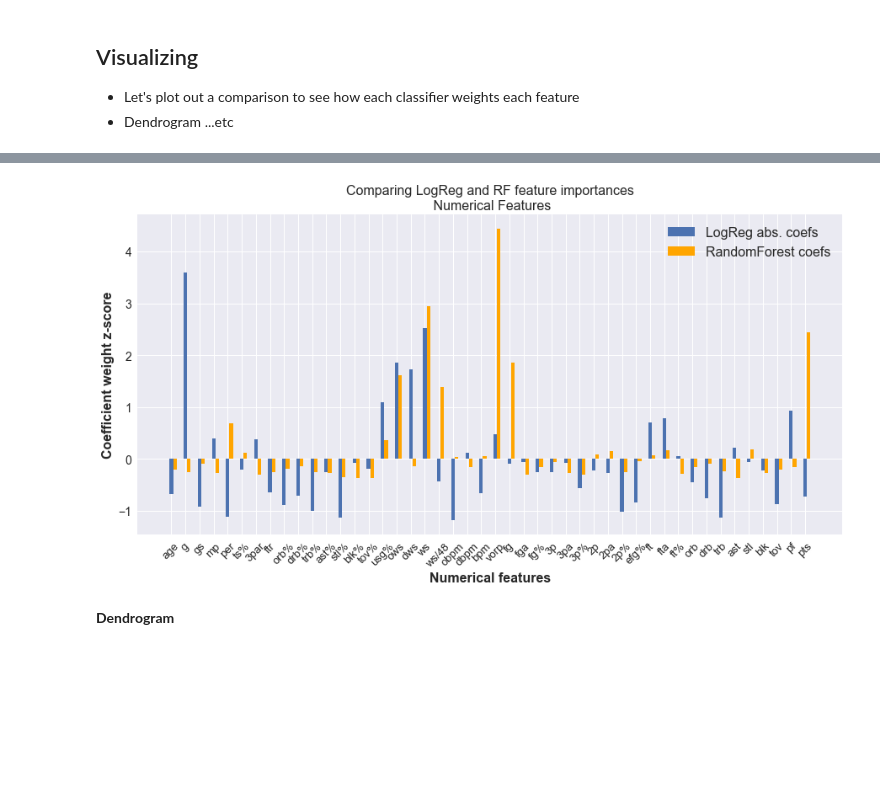
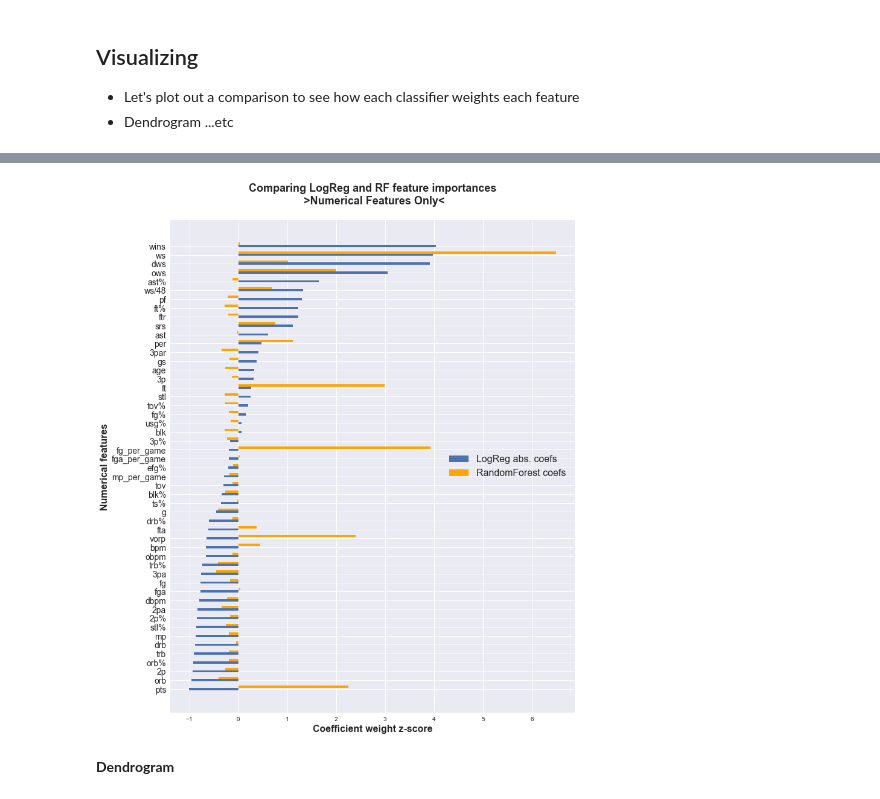
Before and after one commit to jquella/DSI_capstone, a Jupyter notebook: model_v2.ipynb, the cells around one changed output, grey strips where cells are left out. Drawn from its saved outputs; the diff is of its cells as text; code cells hidden in the pictures; blank space fills up the shorter version.

```diff
--- a/model_v2.ipynb
+++ b/model_v2.ipynb
@@ -99,0 +107,10 @@ merged[(merged['year'] == 2000) & merged['target']==1]
+# %%
+## Set columns needed for per game
+pergame_cols = ['mp', 'fg', 'fga', '2p', '2pa', 'ft', 'fta', 'orb', 'drb',
+                'trb','ast', 'stl', 'blk', 'tov', 'pf', 'pts']
+
+for i in pergame_cols:
+    colname = i + '_per_game'
+    merged[colname] = merged[i] / merged['g']
+
+merged.head()
@@ -347,4 +354,8 @@ cat_cols = list(X_train.columns[47:])
 # %%
+num_cols = list(X_train.columns[:X_train.columns.get_loc('pts_per_game')])
+
+cat_cols = list(X_train.columns[X_train.columns.get_loc('pts_per_game'):])
+
 model = LogisticRegressionCV(random_state=64)
 
 num_pipe = Pipeline([
@@ -435,8 +451,8 @@ coefdf.sort_values(by='abs_coef', ascending=False)
 - That way, I can rerun a bunch of times easily :)
 # %%
 # set columns to do FEs on
-num_cols = list(X_train.columns[:46])
-cat_cols = list(X_train.columns[46:])
+num_cols = list(X_train.columns[:51])
+cat_cols = list(X_train.columns[51:])
 
 # set which model I'm going to use
 model = RandomForestClassifier(random_state=64)
@@ -631,28 +649,31 @@ coefdf.head()
 # %%
 # can only compare LR_abs to RF b/c RF only has weight, not direction
+plot_df = norm_coef.loc[num_cols].sort_values(by='logreg_abs_coef', ascending=True)
 
-ticklocs = np.arange(0, norm_coef.loc[num_cols].shape[0])
-ticklabels = norm_coef.loc[num_cols].index
+ticklocs = np.arange(0, plot_df.shape[0])
+ticklabels = plot_df.index
 
-fig, ax = plt.subplots(nrows=1, ncols=1, figsize=(15, 7));
+fig, ax = plt.subplots(nrows=1, ncols=1, figsize=(12, 15));
 
-plt.bar(x = ticklocs, height=norm_coef.loc[num_cols, 'logreg_abs_coef'], label='LogReg abs. coefs',
-        width=0.25);
+plt.barh(y = ticklocs, width=plot_df['logreg_abs_coef'],
+         label='LogReg abs. coefs',
+        height=0.25);
 
-plt.bar(x = ticklocs+0.25, height=norm_coef.loc[num_cols, 'rf_coefs'], label='RandomForest coefs',
-        width=0.25, color='orange');
+plt.barh(y = ticklocs+0.25, width=plot_df['rf_coefs'],
+         label='RandomForest coefs',
+        height=0.25, color='orange');
 
 
-plt.xticks(ticklocs, ticklabels, rotation=45, fontsize=13);
+plt.yticks(ticklocs, ticklabels, fontsize=13);
 plt.tick_params('y', labelsize=14);
 
-plt.xlabel('Numerical features', fontsize=16, weight='bold')
-plt.ylabel('Coefficient weight z-score', fontsize=16, weight='bold')
+plt.ylabel('Numerical features', fontsize=16, weight='bold')
+plt.xlabel('Coefficient weight z-score', fontsize=16, weight='bold')
 
-plt.legend(fontsize=16);
-plt.title('Comparing LogReg and RF feature importances\n Numerical Features', fontsize=16);
+plt.legend(fontsize=16, loc = 'center right');
+plt.title('Comparing LogReg and RF feature importances\n >Numerical Features Only<\n', fontsize=18, weight='bold');
 # %% [output]
-[figure, old version]
+[figure, new version]
 # %% [markdown]
 **Dendrogram**
 # %%
```
Also changed, not shown: parts of 87 cells of this notebook, 11 other files.
